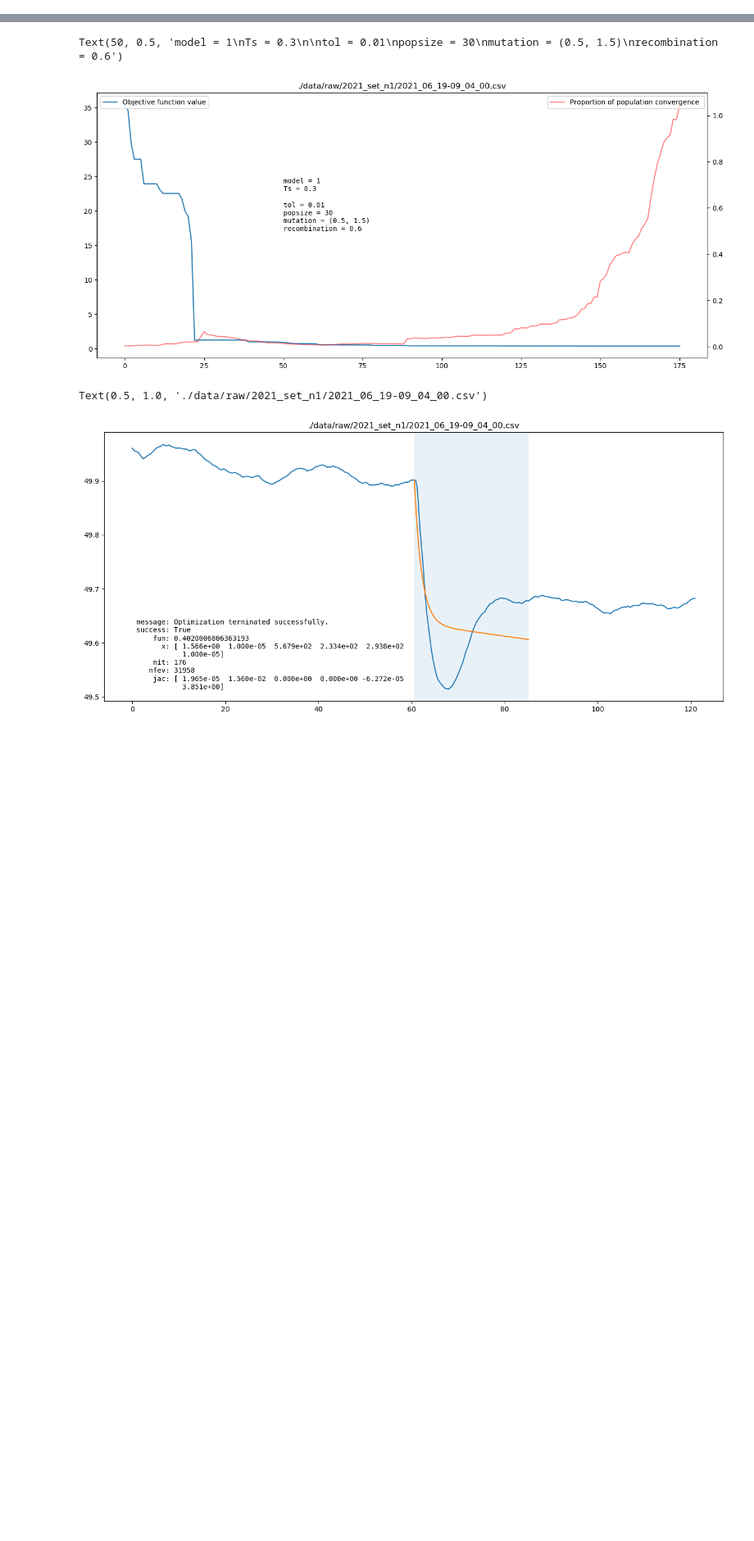
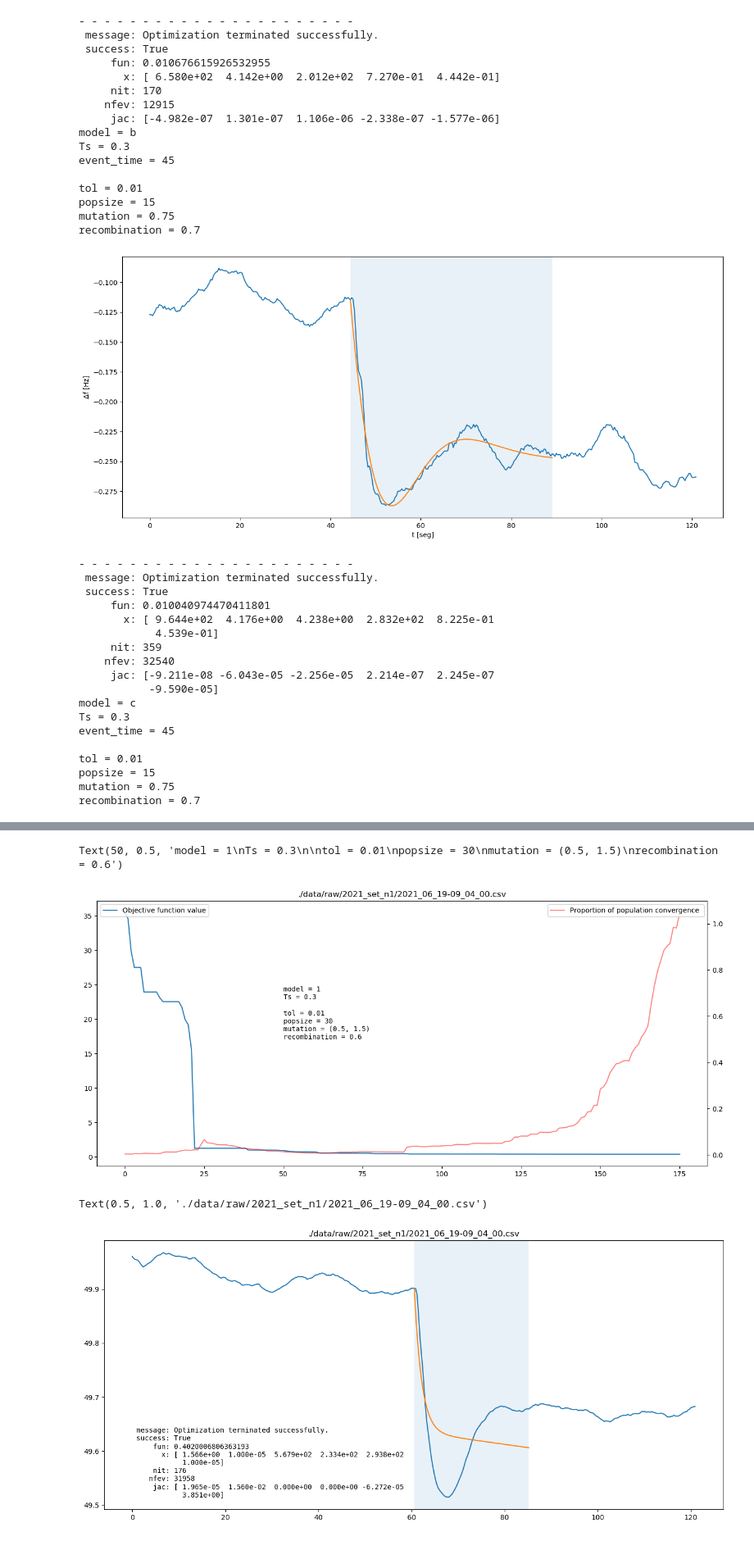
Before and after one commit to JoFeG/Differential-Evolution-Frequency-Model-Fitting, a Jupyter notebook: Example.ipynb, the cells around one changed output, grey strips where cells are left out. Shown at 82% size. Saved outputs shown, nothing was run; the diff lists cells and outputs as text; code cells hidden in the pictures; blank space fills up the shorter version.

```diff
--- a/Example.ipynb
+++ b/Example.ipynb
@@ -25,0 +186,71 @@ fig = plot_raw(input_path)
+# %%
+Ts = 0.3
+
+for model in ["b","c","cc"]:
+    event_time = 45
+    df = sampler(input_path, Ts, event_time=event_time)
+    P0 = df["power"][0] / 1000 # esto en realidad es ΔP_k en la notacion del modelo: que unidades tiene??
+
+    event_freq = df["delta_freq"][df["event"]==1].to_numpy()
+
+    bounds = [(0.00001, 1000) for i in range(mdl.params[model])] ## CHECK THIS SOLUTION
+    arguments = (model, Ts, P0, event_freq)
+
+    # DE Default parameters
+    popsize = 15
+    mutation = 0.75  # can be interval (min, max), will change at each iteration.
+    recombination = 0.7
+    tol = 0.01
+
+    result = differential_evolution(
+        objective_function,
+        bounds,
+        args = (arguments,),
+    #    callback = callback,
+        popsize = popsize,
+        tol = tol,
+        mutation = mutation,
+        recombination = recombination
+    )
+
+    print("\n\n- - - - - - - - - - - - - - - - - - - - - -")
+    print(result)
+    print(f"model = {model}\nTs = {Ts}\nevent_time = {event_time}\n\ntol = {tol}\npopsize = {popsize}\nmutation = {mutation}\nrecombination = {recombination}")
+    fig = plot_result(df, arguments, result.x)
+    plt.show(fig)
+# %% [output]
+- - - - - - - - - - - - - - - - - - - - - -
+ message: Optimization terminated successfully.
+ success: True
+     fun: 0.010676615926532955
+       x: [ 6.580e+02  4.142e+00  2.012e+02  7.270e-01  4.442e-01]
+     nit: 170
+    nfev: 12915
+     jac: [-4.982e-07  1.301e-07  1.106e-06 -2.338e-07 -1.577e-06]
+model = b
+Ts = 0.3
+event_time = 45
+
+tol = 0.01
+popsize = 15
+mutation = 0.75
+recombination = 0.7
+[figure, added]
+- - - - - - - - - - - - - - - - - - - - - -
+ message: Optimization terminated successfully.
+ success: True
+     fun: 0.010040974470411801
+       x: [ 9.644e+02  4.176e+00  4.238e+00  2.832e+02  8.225e-01
+            4.539e-01]
+     nit: 359
+    nfev: 32540
+     jac: [-9.211e-08 -6.043e-05 -2.256e-05  2.214e-07  2.245e-07
+           -9.590e-05]
+model = c
+Ts = 0.3
+event_time = 45
+
+tol = 0.01
+popsize = 15
+mutation = 0.75
+recombination = 0.7
```
Also changed, not shown: parts of 8 cells of this notebook, 2 other files.
